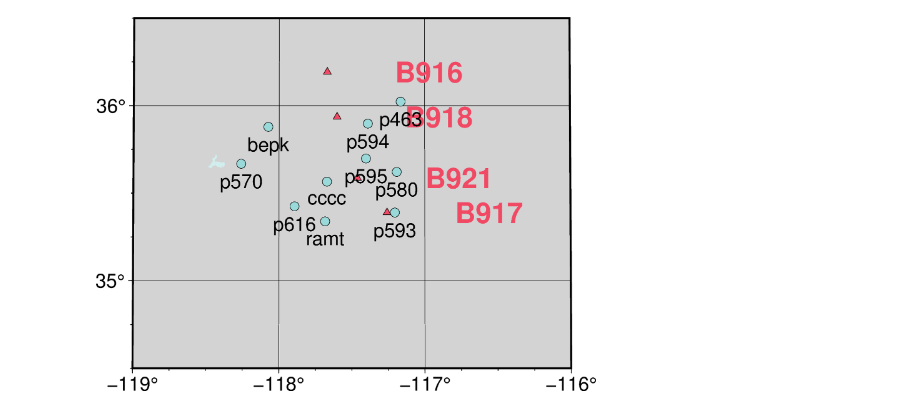
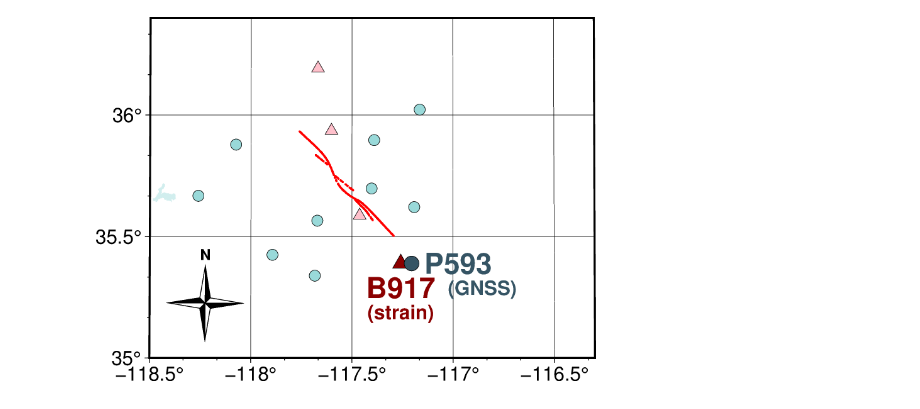
Before and after one commit to UO-Geophysics/strain, a Jupyter notebook: ipynbs/plot_map_rc_gnss_and_strainmeters.ipynb, the cells around one changed output. Saved outputs shown, nothing was run; the diff lists cells and outputs as text; code cells hidden in the pictures.

```diff
--- a/ipynbs/plot_map_rc_gnss_and_strainmeters.ipynb
+++ b/ipynbs/plot_map_rc_gnss_and_strainmeters.ipynb
@@ -7,4 +7,6 @@ import pandas as pd
 # %%
 path_to_files = '/Users/sydneydybing/StrainProject/2024/'
 bsm_mda = pd.read_csv(path_to_files + 'bsm_metadata.csv')
-# bsm_mda
+i = np.where(bsm_mda.BNUM.values == 'B917')[0][0]
+B917 = bsm_mda.iloc[[i]]
+B917
@@ -11,6 +16,7 @@ bsm_mda = pd.read_csv(path_to_files + 'bsm_metadata.csv')
 # %%
 gnss_stas = pd.read_csv(path_to_files + 'gnss_data/Ridgecrest_GNSS_2019/station_locations.txt',
                        delimiter = '\s+', skiprows = 1, names = ['sta', 'lon', 'lat', 'elev'])
-gnss_stas
+P593 = gnss_stas.iloc[[5]]
+P593
 # %% [output]
 |  | sta | lon | lat | elev |
@@ -26,0 +24,6 @@ gnss_stas
+# %%
+# Load fault
+
+inv = pd.read_csv('/Users/sydneydybing/SW4/strain/RC_M7_multiseg_oneblock.inv', delimiter = '\t', skiprows = 1,
+                  names = ['No','lon','lat','z(km)','strike','dip','rise','dura','ss-slip(m)','ds-slip(m)','ss_len(m)','ds_len(m)','rupt_time(s)','rigidity(Pa)'])
+inv
@@ -27,14 +44,30 @@ gnss_stas
 # %%
 # US stations
 
 fig = pygmt.Figure()
+
 # fig.coast(region=[-150,210,-90,90], projection = "N12c", land = "wheat4", water = "lightcyan2", frame = "afg")
-fig.coast(region=[-119,-116,34.5,36.5], projection = "N12c", land = "lightgray", water = "lightcyan2", frame = "afg")
-fig.plot(x = bsm_mda.LONG, y = bsm_mda.LAT, style = "t0.25c", fill = "#F14964", pen = "black")
-fig.plot(x = gnss_stas.lon, y = gnss_stas.lat, style = "c0.25c", fill = "#99D9D9", pen = "black")
-fig.text(text = bsm_mda.BNUM, x = bsm_mda.LONG+0.7, y = bsm_mda.LAT, font="22p,Helvetica-Bold,#F14964")
-fig.text(text = gnss_stas.sta, x = gnss_stas.lon, y = gnss_stas.lat-0.1)
+fig.coast(region=[-118.5,-116.3,35,36.4], projection = "N12c", land = 'white', water = "lightcyan2", frame = "afg")
+fig.basemap(region=[-118.5,-116.3,35,36.4], rose = "JMC+w2c+f1+l,,,N+o-4.5c/-3.1c")
+
+# Strain stations
+fig.plot(x = bsm_mda.LONG, y = bsm_mda.LAT, style = "t0.4c", fill = "pink", pen = "black")
+fig.plot(x = B917.LONG, y = B917.LAT, style = "t0.5c", fill = "darkred", pen = "black")
+
+# GNSS stations
+fig.plot(x = gnss_stas.lon, y = gnss_stas.lat, style = "c0.3c", fill = "#99D9D9", pen = "black")
+fig.plot(x = P593.lon, y = P593.lat, style = "c0.4c", fill = "#355464", pen = "black")
+
+# Subfaults
+fig.plot(x = inv.lon, y = inv.lat, style = "c0.05", fill = "red")
+
+# Labels
+fig.text(text = B917.BNUM, x = B917.LONG, y = B917.LAT-0.1, font="22p,Helvetica-Bold,darkred")
+fig.text(text = '(strain)', x = B917.LONG, y = B917.LAT-0.2, font="15p,Helvetica-Bold,darkred")
+fig.text(text = 'P593', x = P593.lon+0.23, y = P593.lat, font="22p,Helvetica-Bold,#355464")
+fig.text(text = '(GNSS)', x = P593.lon+0.35, y = P593.lat-0.1, font="15p,Helvetica-Bold,#355464")
+
 fig.show();
-# fig.savefig("/home/sdybing/mlaapde/figures/MLAAPDE_stations_map.png");
+fig.savefig('/Users/sydneydybing/StrainProject/2024/B917_P593_small_map_whitebckd.png');
 # %% [output]
-[figure, old version]
+[figure, new version]
```
Also changed, not shown: parts of 3 cells of this notebook, 5 other files.
